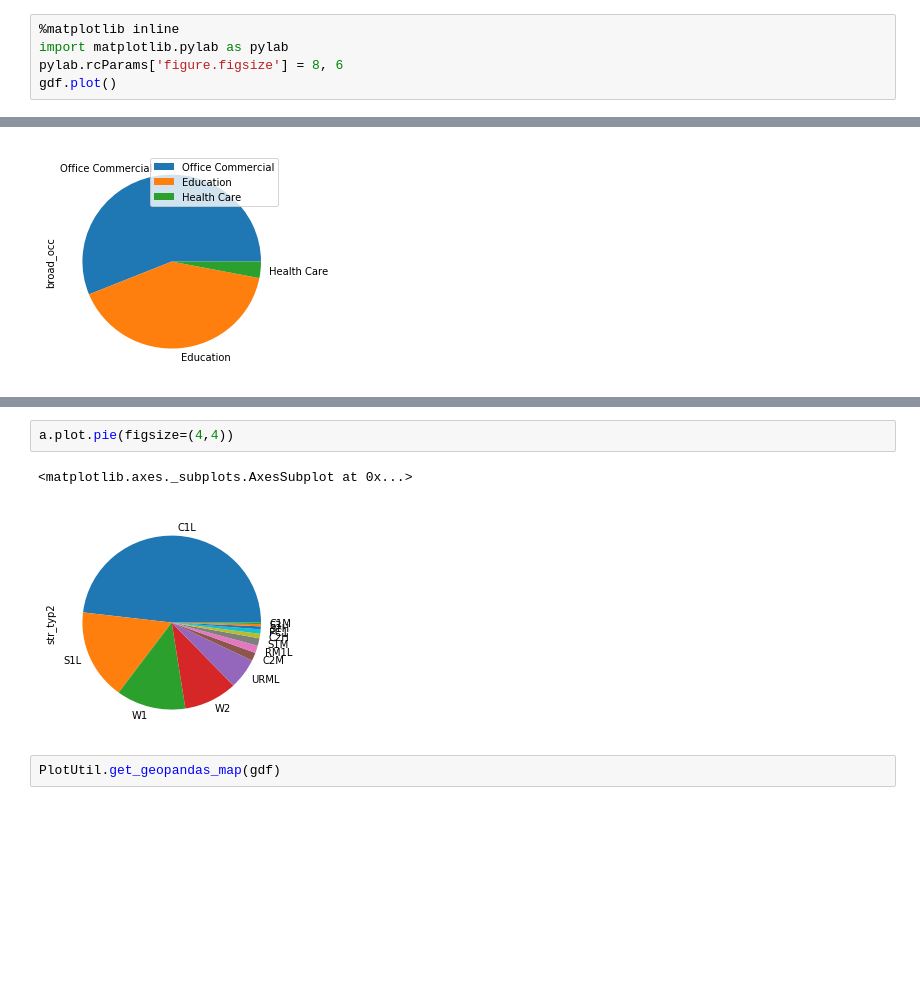
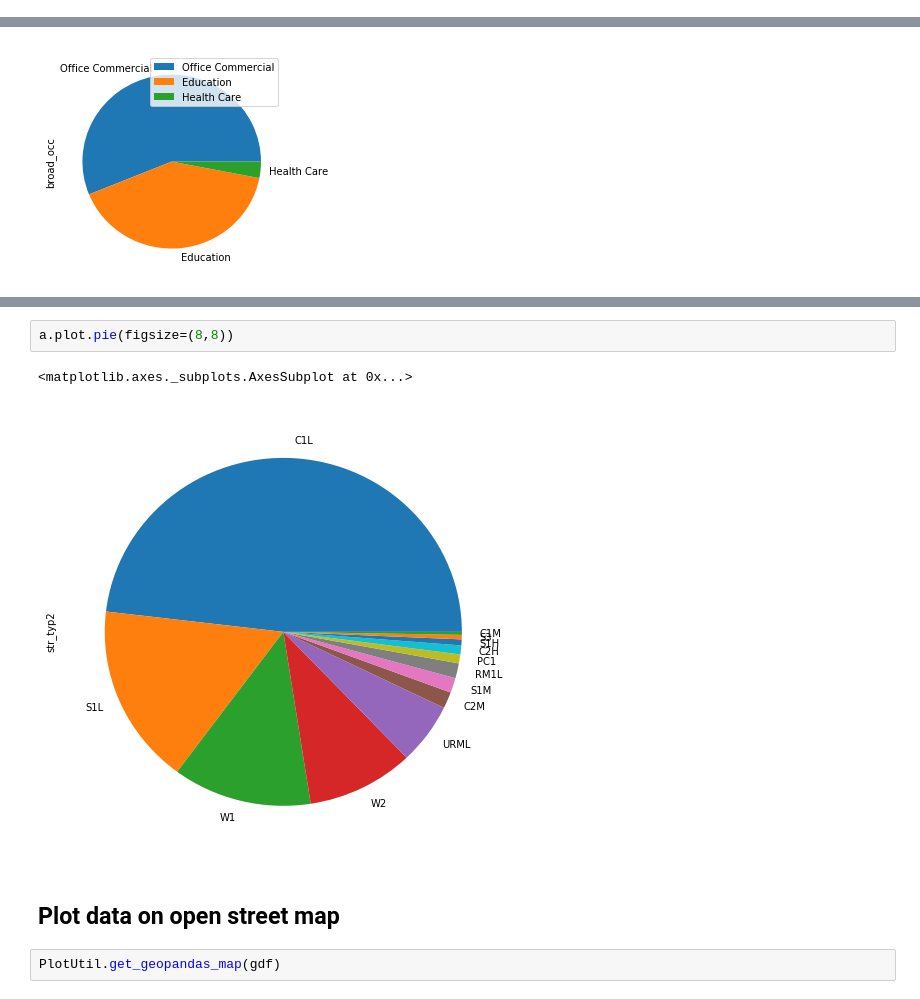
Before and after one commit to IN-CORE/pyincore, a Jupyter notebook: pyincore-demo2.ipynb, the cells around one changed output, grey strips where cells are left out. Saved outputs shown, nothing was run; the diff lists cells and outputs as text; blank space fills up the shorter version.

```diff
--- a/pyincore-demo2.ipynb
+++ b/pyincore-demo2.ipynb
@@ -53,7 +35,2 @@ buildings = InventoryDataset(ess)
 # %%
 gdf = gpd.GeoDataFrame.from_features(buildings.inventory_set)
-# %%
-%matplotlib inline
-import matplotlib.pylab as pylab
-pylab.rcParams['figure.figsize'] = 8, 6
-gdf.plot()
@@ -102,10 +80,12 @@ S3        3
 C1M       2
 Name: str_typ2, dtype: int64
 # %%
-a.plot.pie(figsize=(4,4))
+a.plot.pie(figsize=(8,8))
 # %% [output]
 <matplotlib.axes._subplots.AxesSubplot at 0x...>
-[figure, old version]
+[figure, new version]
+# %% [markdown]
+## Plot data on open street map
 # %%
 PlotUtil.get_geopandas_map(gdf)
 # %% [output]
```
Also changed, not shown: parts of 38 cells of this notebook, 2 other files.
